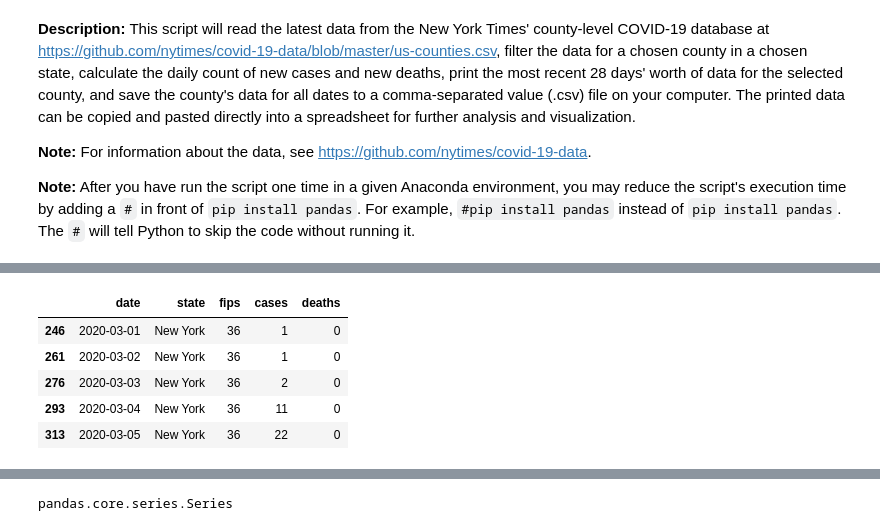
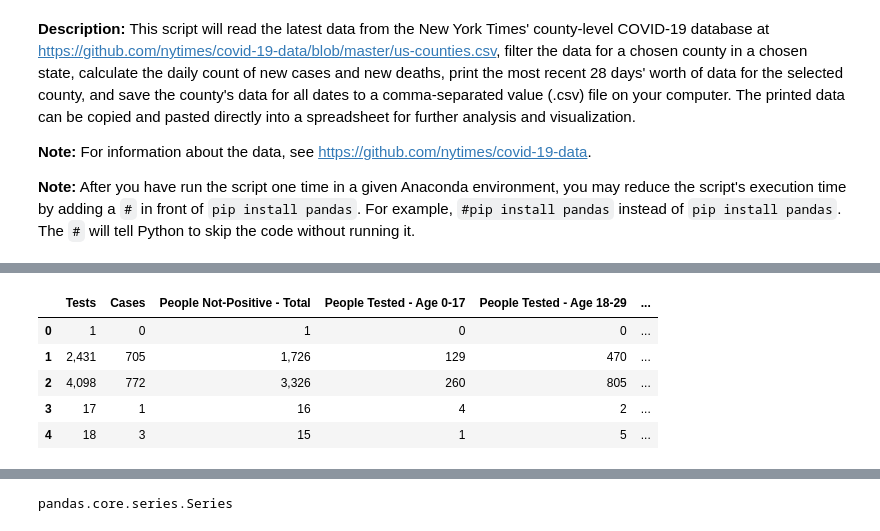
Before and after one commit to Avianou48/Studies, a Jupyter notebook: Python/Advanced_Python/COVID19_Testing_Project.ipynb, the cells around one changed output, grey strips where cells are left out. Saved outputs shown, nothing was run; the diff lists cells and outputs as text; code cells hidden in the pictures.

```diff
--- a/Python/Advanced_Python/COVID19_Testing_Project.ipynb
+++ b/Python/Advanced_Python/COVID19_Testing_Project.ipynb
@@ -24,5 +24,5 @@ Use nytimes github repository as a data source to collect the covid 19 data in r
 # %%
-df = pd.read_csv('https://raw.githubusercontent.com/nytimes/covid-19-data/master/us-states.csv')
+df = pd.read_csv('https://raw.githubusercontent.com/niteen11/data301_predictive_analytics_machine_learning/main/data/COVID-19_Daily_Testing.csv')
 # %%
 df.head()
 # %% [output]
@@ -49,9 +82,12 @@ ny_df = df[df['state']=='New York']
+# %%
+# Dropping columns day and Date.
+df=df.drop(columns=['Date','Day'])
 # %%
-ny_df.head()
+df.head()
 # %% [output]
-|  | date | state | fips | cases | deaths |
-| 246 | 2020-03-01 | New York | 36 | 1 | 0 |
-| 261 | 2020-03-02 | New York | 36 | 1 | 0 |
-| 276 | 2020-03-03 | New York | 36 | 2 | 0 |
-| 293 | 2020-03-04 | New York | 36 | 11 | 0 |
-| 313 | 2020-03-05 | New York | 36 | 22 | 0 |
+|  | Tests | Cases | People Not-Positive - Total | People Tested - Age 0-17 | People Tested - Age 18-29 | ... |
+| 0 | 1 | 0 | 1 | 0 | 0 | ... |
+| 1 | 2,431 | 705 | 1,726 | 129 | 470 | ... |
+| 2 | 4,098 | 772 | 3,326 | 260 | 805 | ... |
+| 3 | 17 | 1 | 16 | 4 | 2 | ... |
+| 4 | 18 | 3 | 15 | 1 | 5 | ... |
```
Also changed, not shown: parts of 36 cells of this notebook.
